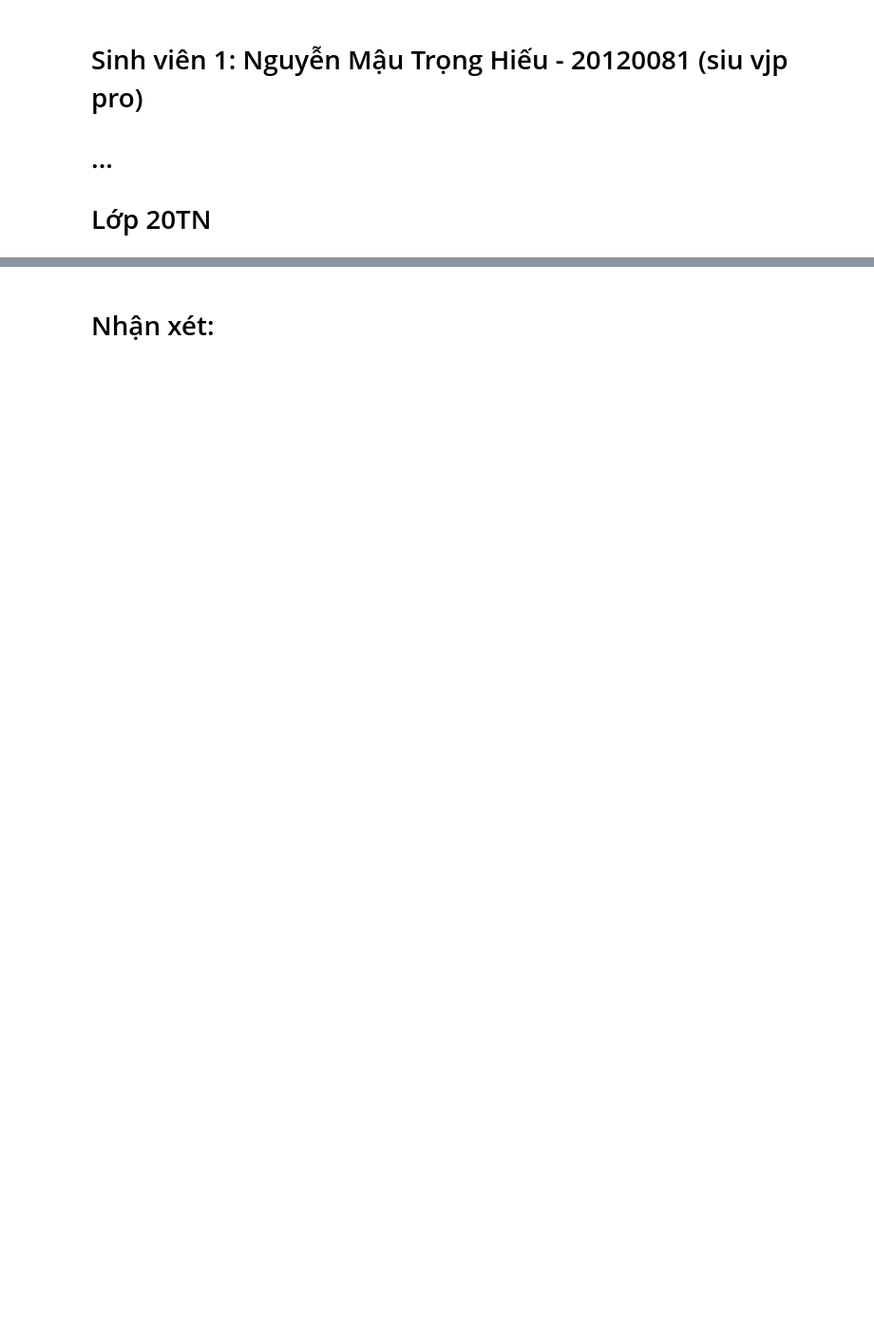
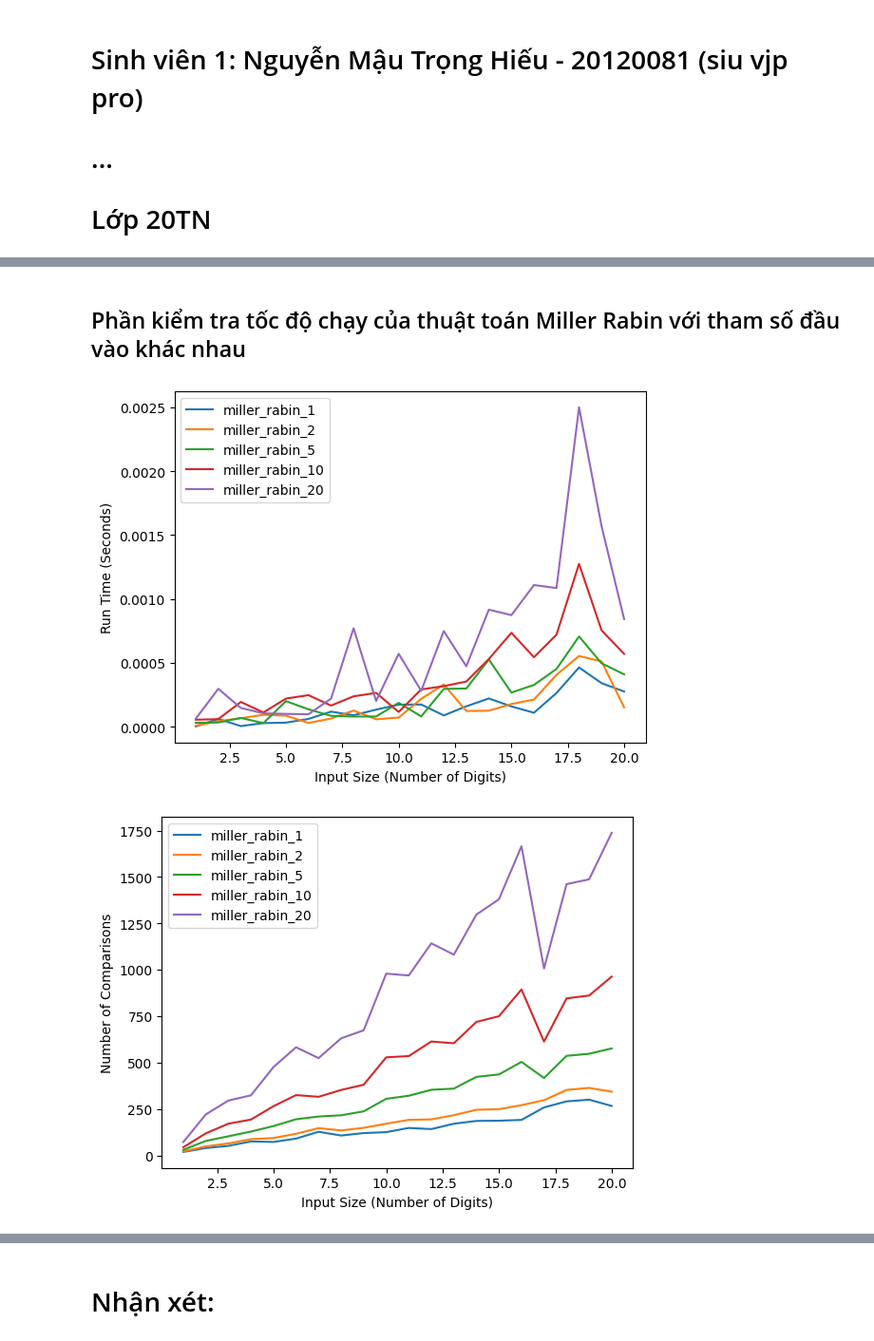
Before and after one commit to nbtin/algo_complexity, a Jupyter notebook: 20120081.ipynb, the cells around one changed output, grey strips where cells are left out. Shown: that part at 95% size. Cells and saved outputs as stored; diff of their text form; code cells hidden in the pictures; blank space fills up the shorter version.

```diff
--- a/20120081.ipynb
+++ b/20120081.ipynb
@@ -79,0 +137,57 @@ def generate_random_large_number(n_digit):
+# %% [markdown]
+## Phần kiểm tra tốc độ chạy của thuật toán Miller Rabin với tham số đầu vào khác nhau
+# %%
+list_of_algo = [miller_rabin, miller_rabin, miller_rabin, miller_rabin, miller_rabin]
+k_list       = [1, 2, 5, 10, 20]
+run_times = {}
+comparisons_count = {}
+
+# init dictionary
+for func, k_number in zip(list_of_algo, k_list):
+    run_times[func.__name__ + '_' + str(k_number)] = {}
+    comparisons_count[func.__name__ + '_' + str(k_number)] = {}
+
+n_digts = range(1, 21, 1)
+n_repeat = 30
+for n_digt in n_digts:
+    save_path = os.path.join(route_test, f'test_case_{n_digt}_digit_Miller_Rabin.txt')
+    open(save_path, 'a').close()
+    for repeat in range(n_repeat):
+        with open(save_path, 'a') as f:
+            number = generate_random_large_number(n_digt)
+            f.write('Input: ' + str(number) + '\n')
+            check_ans = []
+            for func, k_number in zip(list_of_algo, k_list):
+                run_time, results = measure_time(func, number, k_number)
+                results, comparisons = results
+                # print(func.__name__, ':', run_time, 's')
+                try:
+                    run_times[func.__name__ + '_' + str(k_number)][repeat].append(run_time)
+                    comparisons_count[func.__name__ +  '_' + str(k_number)][repeat].append(comparisons)
+                except:
+                    run_times[func.__name__ + '_' + str(k_number)][repeat] = [run_time]
+                    comparisons_count[func.__name__ +  '_' + str(k_number)][repeat] = [comparisons]
+                check_ans.append(results)
+
+            # Kiểm tra đáp án của các thuật toán có giống nhau không
+            # assert check_ans.count(check_ans[0]) == len(check_ans), 'Các thuật toán không trả về đáp án giống nhau'
+
+avg_run_times = {}
+avg_comparisons_count = {}
+"""
+    Lát ông dùng thêm cái sympy isprime của nó để check kết quả đúng giùm tôi nha :Vv
+"""
+for func, k_number in zip(list_of_algo, k_list):
+    calculate_run_time = []
+    calculate_comparisons_count = []
+    for repeat in range(n_repeat):
+        calculate_run_time.append(run_times[func.__name__+ '_' + str(k_number)][repeat])
+        calculate_comparisons_count.append(comparisons_count[func.__name__+ '_' + str(k_number)][repeat])
+    avg_run_times[func.__name__+ '_' + str(k_number)] = np.mean(calculate_run_time, axis=0)
+    avg_comparisons_count[func.__name__+ '_' + str(k_number)] = np.mean(calculate_comparisons_count, axis=0)
+
+plot_run_times(avg_run_times, n_digts)
+plot_comparisons(avg_comparisons_count, n_digts)
+# %% [output]
+[figure, added]
+[figure, added]
```
Also changed, not shown: parts of 8 cells of this notebook.
